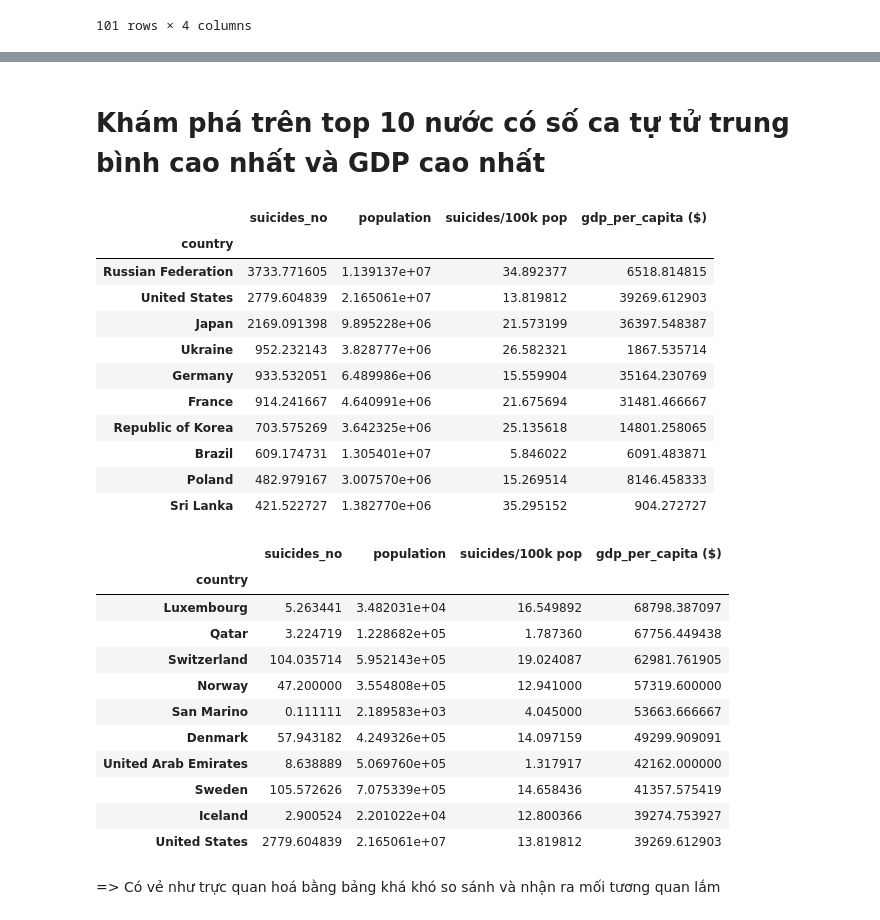
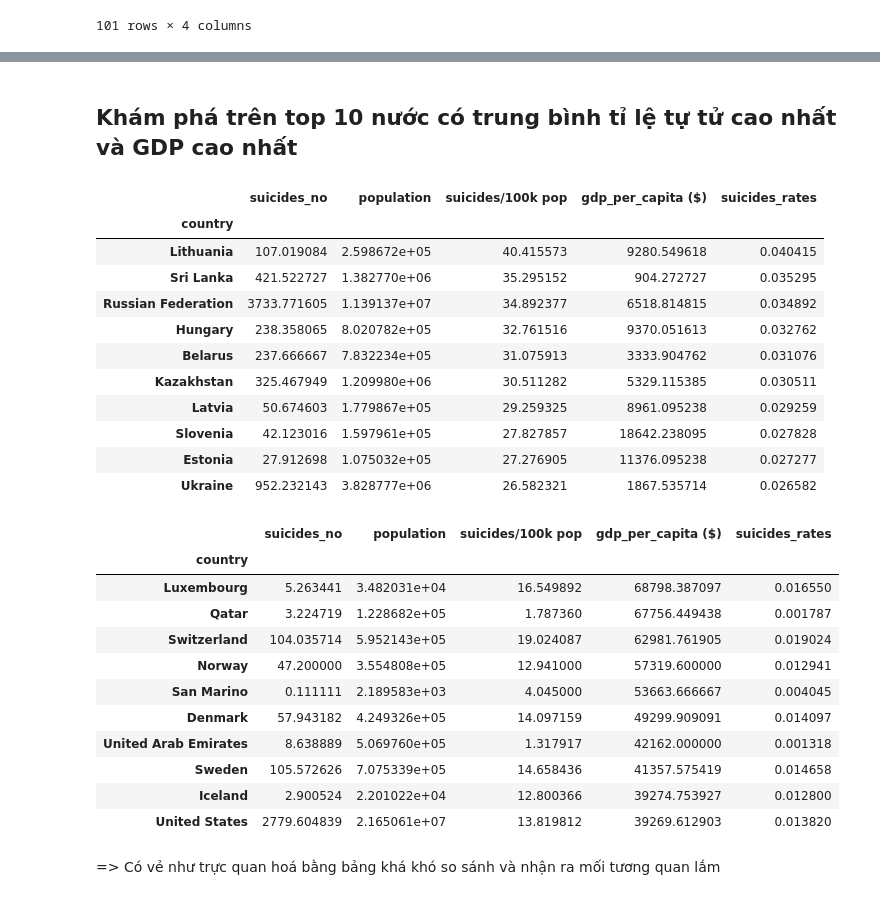
Before and after one commit to AI005/FinalProject-P4DS, a Jupyter notebook: ThienPhuc.ipynb, the cells around one changed output, grey strips where cells are left out. Drawn from its saved outputs; the diff is of its cells as text; code cells hidden in the pictures.

```diff
--- a/ThienPhuc.ipynb
+++ b/ThienPhuc.ipynb
@@ -192,0 +191,5 @@ mean_df
+# %%
+# Add suicides rates to insight df
+
+insight_df['suicides_rates'] = insight_df['suicides_no'] / insight_df['population'] * 100
+insight_df
@@ -192,0 +210,5 @@ mean_df
+# %%
+# Add to suicides rates to mean df
+
+mean_df['suicides_rates'] = insight_df.groupby(['country'])['suicides_rates'].mean()
+mean_df
@@ -193,37 +230,37 @@ mean_df
 # %% [markdown]
-# Khám phá trên top 10 nước có số ca tự tử trung bình cao nhất và GDP cao nhất
+## Khám phá trên top 10 nước có trung bình tỉ lệ tự tử cao nhất và GDP cao nhất
 # %%
-top_10_suicides_mean_df = mean_df.sort_values(by=['suicides_no'], ascending=False).head(10)
+top_10_suicides_mean_df = mean_df.sort_values(by=['suicides_rates'], ascending=False).head(10)
 top_10_suicides_mean_df
 # %% [output]
-|  | suicides_no | population | suicides/100k pop | gdp_per_capita ($) |
-| country |  |  |  |  |
-| Russian Federation | 3733.771605 | 1.139137e+07 | 34.892377 | 6518.814815 |
-| United States | 2779.604839 | 2.165061e+07 | 13.819812 | 39269.612903 |
-| Japan | 2169.091398 | 9.895228e+06 | 21.573199 | 36397.548387 |
-| Ukraine | 952.232143 | 3.828777e+06 | 26.582321 | 1867.535714 |
-| Germany | 933.532051 | 6.489986e+06 | 15.559904 | 35164.230769 |
-| France | 914.241667 | 4.640991e+06 | 21.675694 | 31481.466667 |
-| Republic of Korea | 703.575269 | 3.642325e+06 | 25.135618 | 14801.258065 |
-| Brazil | 609.174731 | 1.305401e+07 | 5.846022 | 6091.483871 |
-| Poland | 482.979167 | 3.007570e+06 | 15.269514 | 8146.458333 |
-| Sri Lanka | 421.522727 | 1.382770e+06 | 35.295152 | 904.272727 |
+|  | suicides_no | population | suicides/100k pop | gdp_per_capita ($) | suicides_rates |
+| country |  |  |  |  |  |
+| Lithuania | 107.019084 | 2.598672e+05 | 40.415573 | 9280.549618 | 0.040415 |
+| Sri Lanka | 421.522727 | 1.382770e+06 | 35.295152 | 904.272727 | 0.035295 |
+| Russian Federation | 3733.771605 | 1.139137e+07 | 34.892377 | 6518.814815 | 0.034892 |
+| Hungary | 238.358065 | 8.020782e+05 | 32.761516 | 9370.051613 | 0.032762 |
+| Belarus | 237.666667 | 7.832234e+05 | 31.075913 | 3333.904762 | 0.031076 |
+| Kazakhstan | 325.467949 | 1.209980e+06 | 30.511282 | 5329.115385 | 0.030511 |
+| Latvia | 50.674603 | 1.779867e+05 | 29.259325 | 8961.095238 | 0.029259 |
+| Slovenia | 42.123016 | 1.597961e+05 | 27.827857 | 18642.238095 | 0.027828 |
+| Estonia | 27.912698 | 1.075032e+05 | 27.276905 | 11376.095238 | 0.027277 |
+| Ukraine | 952.232143 | 3.828777e+06 | 26.582321 | 1867.535714 | 0.026582 |
 # %%
 top_10_gdp_mean_df = mean_df.sort_values(by=['gdp_per_capita ($)'], ascending=False).head(10)
 top_10_gdp_mean_df
 # %% [output]
-|  | suicides_no | population | suicides/100k pop | gdp_per_capita ($) |
-| country |  |  |  |  |
-| Luxembourg | 5.263441 | 3.482031e+04 | 16.549892 | 68798.387097 |
-| Qatar | 3.224719 | 1.228682e+05 | 1.787360 | 67756.449438 |
-| Switzerland | 104.035714 | 5.952143e+05 | 19.024087 | 62981.761905 |
-| Norway | 47.200000 | 3.554808e+05 | 12.941000 | 57319.600000 |
-| San Marino | 0.111111 | 2.189583e+03 | 4.045000 | 53663.666667 |
-| Denmark | 57.943182 | 4.249326e+05 | 14.097159 | 49299.909091 |
-| United Arab Emirates | 8.638889 | 5.069760e+05 | 1.317917 | 42162.000000 |
-| Sweden | 105.572626 | 7.075339e+05 | 14.658436 | 41357.575419 |
-| Iceland | 2.900524 | 2.201022e+04 | 12.800366 | 39274.753927 |
-| United States | 2779.604839 | 2.165061e+07 | 13.819812 | 39269.612903 |
+|  | suicides_no | population | suicides/100k pop | gdp_per_capita ($) | suicides_rates |
+| country |  |  |  |  |  |
+| Luxembourg | 5.263441 | 3.482031e+04 | 16.549892 | 68798.387097 | 0.016550 |
+| Qatar | 3.224719 | 1.228682e+05 | 1.787360 | 67756.449438 | 0.001787 |
+| Switzerland | 104.035714 | 5.952143e+05 | 19.024087 | 62981.761905 | 0.019024 |
+| Norway | 47.200000 | 3.554808e+05 | 12.941000 | 57319.600000 | 0.012941 |
+| San Marino | 0.111111 | 2.189583e+03 | 4.045000 | 53663.666667 | 0.004045 |
+| Denmark | 57.943182 | 4.249326e+05 | 14.097159 | 49299.909091 | 0.014097 |
+| United Arab Emirates | 8.638889 | 5.069760e+05 | 1.317917 | 42162.000000 | 0.001318 |
+| Sweden | 105.572626 | 7.075339e+05 | 14.658436 | 41357.575419 | 0.014658 |
+| Iceland | 2.900524 | 2.201022e+04 | 12.800366 | 39274.753927 | 0.012800 |
+| United States | 2779.604839 | 2.165061e+07 | 13.819812 | 39269.612903 | 0.013820 |
 # %% [markdown]
 => Có vẻ như trực quan hoá bằng bảng khá khó so sánh và nhận ra mối tương quan lắm
 # %% [markdown]
```
Also changed, not shown: parts of 19 cells of this notebook, 1 other file.
